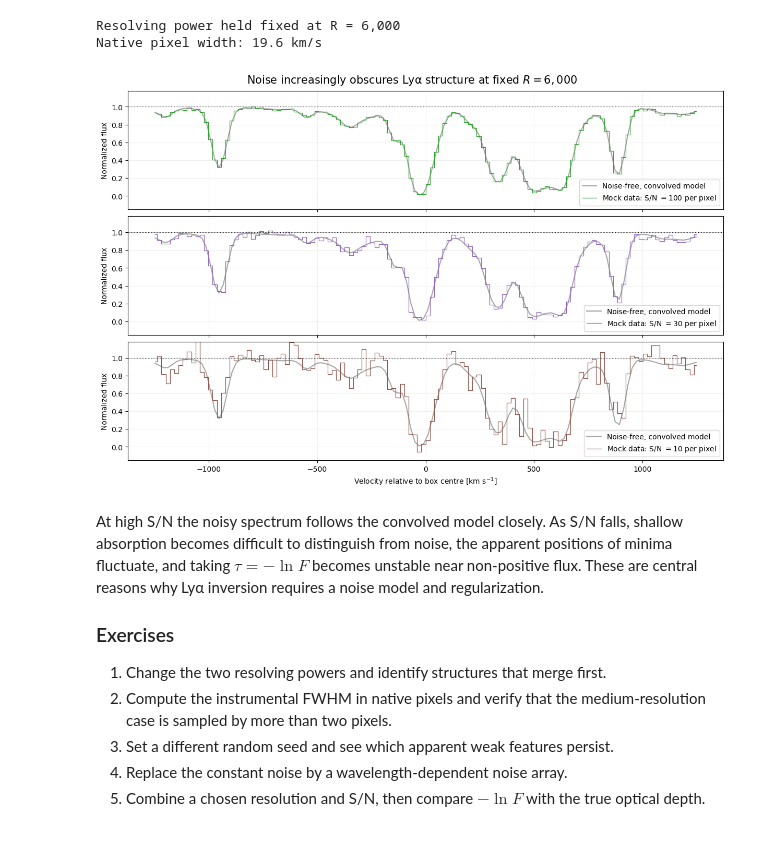
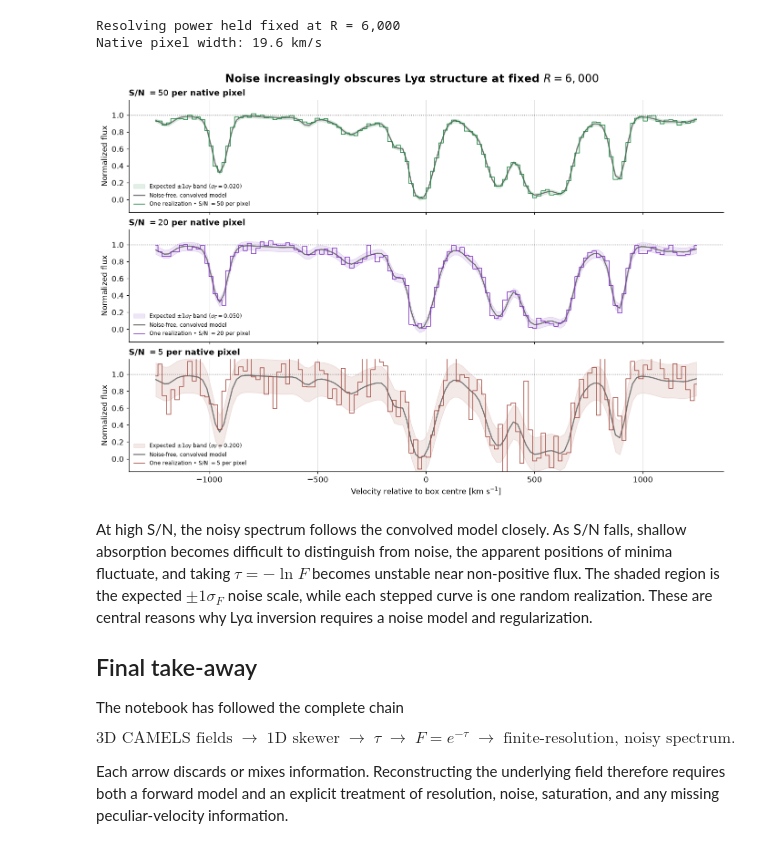
Before and after one commit to soumak-maitra/CC2-ML_for_Cosmological_Fields, a Jupyter notebook: Hands-On/CAMELS_visualization_and_Lya_forest.ipynb, the cells around one changed output. Cells and saved outputs as stored; diff of their text form; code cells hidden in the pictures.

```diff
--- a/Hands-On/CAMELS_visualization_and_Lya_forest.ipynb
+++ b/Hands-On/CAMELS_visualization_and_Lya_forest.ipynb
@@ -753,7 +1191,7 @@ To isolate the effect of noise, we now keep the medium resolving power fixed at
 noise_resolving_power = 6_000
 medium_flux_native = resolution_fluxes["Medium resolution"]
 
-signal_to_noise_values = [100, 30, 10]
+signal_to_noise_values = [50, 20, 5]
 noise_rng = np.random.default_rng(314159)
 noisy_fluxes = {
     snr: medium_flux_native + noise_rng.normal(0.0, 1.0 / snr, medium_flux_native.size)
@@ -766,51 +1204,80 @@ print(f"Native pixel width: {np.mean(np.diff(velocity_native)):.1f} km/s")
 Resolving power held fixed at R = 6,000
 Native pixel width: 19.6 km/s
 # %%
-fig, axes = plt.subplots(3, 1, figsize=(12, 8), sharex=True, sharey=True, constrained_layout=True)
-colors = ["tab:green", "tab:purple", "tab:brown"]
+fig, axes = plt.subplots(
+    3,
+    1,
+    figsize=(12.5, 8.5),
+    sharex=True,
+    sharey=True,
+    constrained_layout=True,
+)
+noise_colours = ["#16803A", "#7B2CBF", "#A44A3F"]
 
-for ax, snr, color in zip(axes, signal_to_noise_values, colors):
+for ax, snr, colour in zip(axes, signal_to_noise_values, noise_colours):
+    one_sigma = 1.0 / snr
+    ax.fill_between(
+        velocity_native,
+        medium_flux_native - one_sigma,
+        medium_flux_native + one_sigma,
+        color=colour,
+        alpha=0.12,
+        label=rf"Expected $\pm1\sigma_F$ band ($\sigma_F={one_sigma:.3f}$)",
+    )
     ax.plot(
         velocity_native,
         medium_flux_native,
-        color="0.65",
-        lw=1.5,
+        color="0.45",
+        linewidth=1.6,
         label="Noise-free, convolved model",
     )
     ax.step(
         velocity_native,
         noisy_fluxes[snr],
         where="mid",
-        color=color,
-        lw=0.9,
-        label=rf"Mock data: S/N $={snr}$ per pixel",
+        color=colour,
+        linewidth=1.0,
+        label=rf"One realization • S/N $={snr}$ per pixel",
     )
-    ax.axhline(1.0, color="black", ls=":", lw=0.8)
+    ax.axhline(1.0, color="0.25", linestyle=":", linewidth=0.9)
     ax.set_ylabel("Normalized flux")
     ax.set_ylim(-0.15, 1.18)
-    ax.grid(alpha=0.2)
-    ax.legend(loc="lower right")
+    ax.set_title(rf"S/N $={snr}$ per native pixel", loc="left", fontweight="semibold")
+    ax.legend(loc=3, fontsize=8)
+    finish_axis(ax, grid_axis="x")
 
 axes[-1].set_xlabel(r"Velocity relative to box centre [km s$^{-1}$]")
 fig.suptitle(
     rf"Noise increasingly obscures Lyα structure at fixed $R={noise_resolving_power:,}$",
-    fontsize=15,
+    fontsize=16,
+    fontweight="semibold",
 )
 fig.savefig(
     output_directory / f"CAMELS_Lya_SNR_seed_{seed}.png",
-    dpi=150,
     bbox_inches="tight",
+    facecolor="white",
 )
 plt.show()
 # %% [output]
-[figure, old version]
+[figure, new version]
 # %% [markdown]
-At high S/N the noisy spectrum follows the convolved model closely. As S/N falls, shallow absorption becomes difficult to distinguish from noise, the apparent positions of minima fluctuate, and taking $\tau=-\ln F$ becomes unstable near non-positive flux. These are central reasons why Lyα inversion requires a noise model and regularization.
+At high S/N, the noisy spectrum follows the convolved model closely. As S/N falls, shallow absorption becomes difficult to distinguish from noise, the apparent positions of minima fluctuate, and taking $\tau=-\ln F$ becomes unstable near non-positive flux. The shaded region is the expected $\pm1\sigma_F$ noise scale, while each stepped curve is one random realization. These are central reasons why Lyα inversion requires a noise model and regularization.
 
-### Exercises
 
-1. Change the two resolving powers and identify structures that merge first.
-2. Compute the instrumental FWHM in native pixels and verify that the medium-resolution case is sampled by more than two pixels.
-3. Set a different random seed and see which apparent weak features persist.
-4. Replace the constant noise by a wavelength-dependent noise array.
-5. Combine a chosen resolution and S/N, then compare $-\ln F$ with the true optical depth.
+## Final take-away
+
+The notebook has followed the complete chain
+
+$$
+\text{3D CAMELS fields}
+\;\longrightarrow\;
+\text{1D skewer}
+\;\longrightarrow\;
+\tau
+\;\longrightarrow\;
+F=e^{-\tau}
+\;\longrightarrow\;
+\text{finite-resolution, noisy spectrum}.
+$$
+
+Each arrow discards or mixes information. Reconstructing the underlying field therefore requires both a forward model and an explicit treatment of resolution, noise, saturation, and any missing peculiar-velocity information.
```
Also changed, not shown: parts of 32 cells of this notebook, 8 other files.
